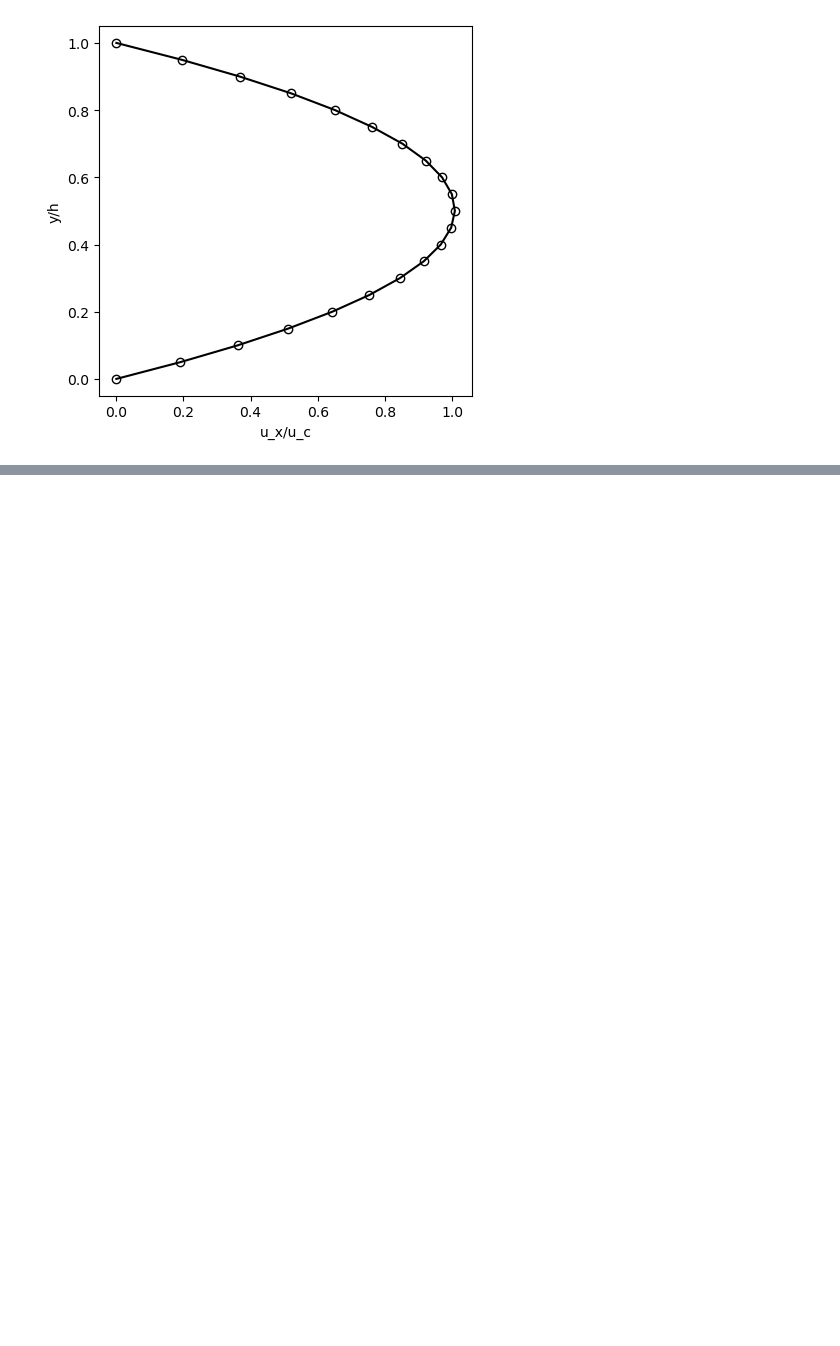
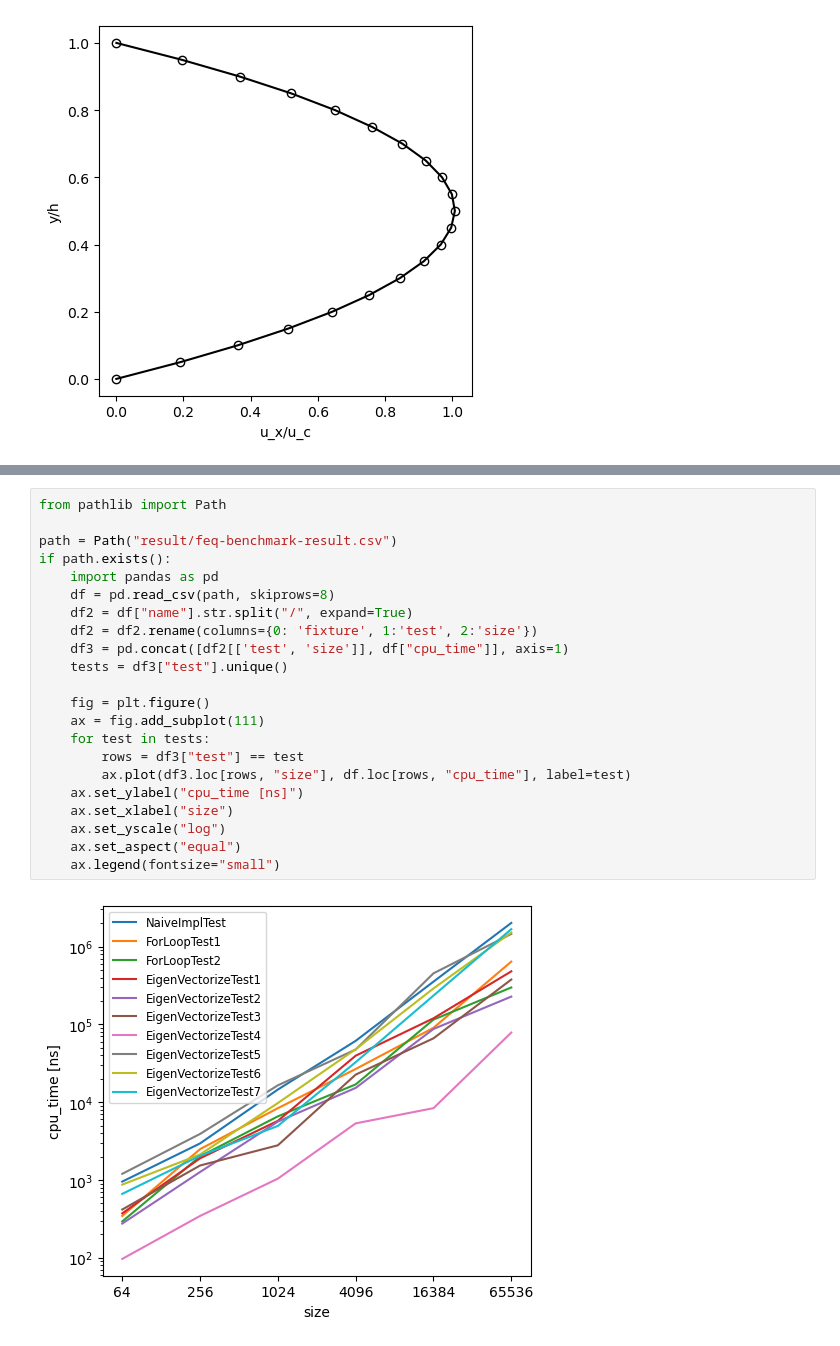
Before and after one commit to shohirose/lbm-simulator, a Jupyter notebook: plot.ipynb, the cells around one changed output, grey strips where cells are left out. Cells and saved outputs as stored; diff of their text form; blank space fills up the shorter version.

Commit message:
Add benchmark test plot

```diff
--- a/plot.ipynb
+++ b/plot.ipynb
@@ -65,0 +66,24 @@ ax.set_aspect('equal')
+# %%
+from pathlib import Path
+
+path = Path("result/feq-benchmark-result.csv")
+if path.exists():
+    import pandas as pd
+    df = pd.read_csv(path, skiprows=8)
+    df2 = df["name"].str.split("/", expand=True)
+    df2 = df2.rename(columns={0: 'fixture', 1:'test', 2:'size'})
+    df3 = pd.concat([df2[['test', 'size']], df["cpu_time"]], axis=1)
+    tests = df3["test"].unique()
+
+    fig = plt.figure()
+    ax = fig.add_subplot(111)
+    for test in tests:
+        rows = df3["test"] == test
+        ax.plot(df3.loc[rows, "size"], df.loc[rows, "cpu_time"], label=test)
+    ax.set_ylabel("cpu_time [ns]")
+    ax.set_xlabel("size")
+    ax.set_yscale("log")
+    ax.set_aspect("equal")
+    ax.legend(fontsize="small")
+# %% [output]
+[figure, added]
```
Also changed, not shown: parts of 1 cell of this notebook.
